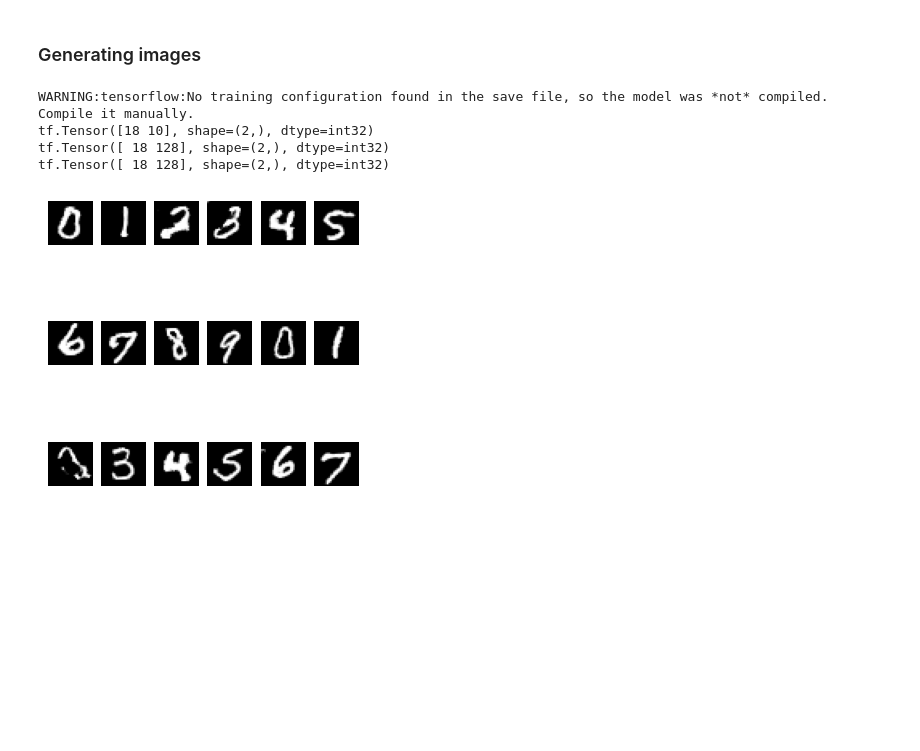
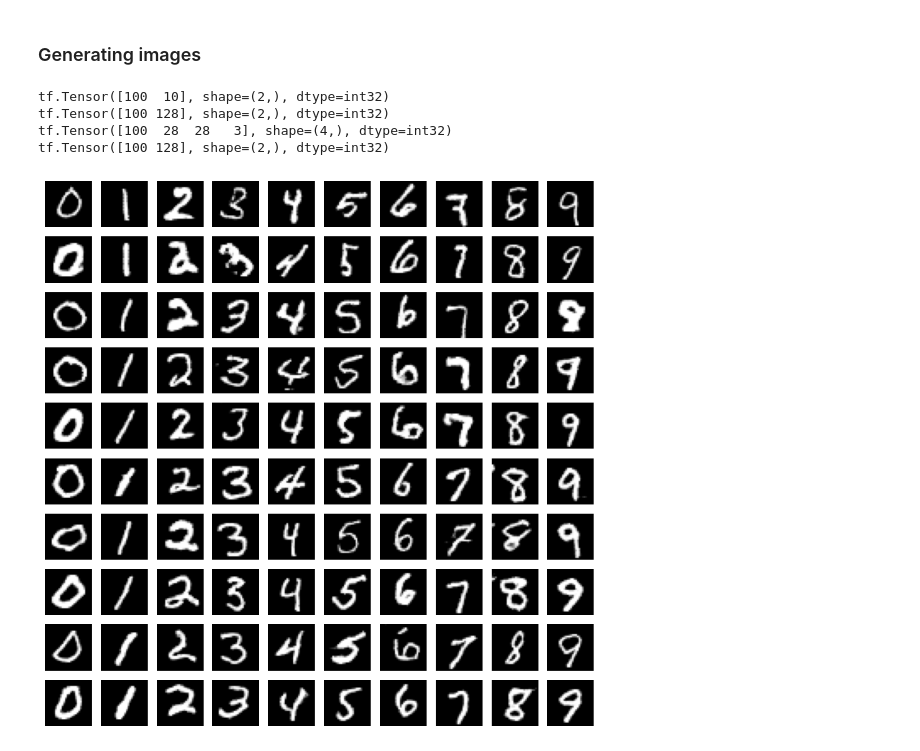
Before and after one commit to Lisa-dk/self-supervised-mnist, a Jupyter notebook: mnist_gan.ipynb, the cells around one changed output. Cells and saved outputs as stored; diff of their text form; code cells hidden in the pictures; blank space fills up the shorter version.

```diff
--- a/mnist_gan.ipynb
+++ b/mnist_gan.ipynb
@@ -296,8 +301,3 @@ Shape of training images: (27000, 28, 28, 1)
 Shape of training labels: (27000, 10)
 # %% [markdown]
 ### Training the models
-# %%
-epochs = 100
-cgan.compiled_metrics == None
-
-history = cgan.fit(train_dataset, epochs=epochs, validation_data=val_dataset)
@@ -326,15 +454,15 @@ WARNING:tensorflow:Compiled the loaded model, but the compiled metrics have yet
 # %% [markdown]
 ### Generating images
 # %%
-cgan = tf.keras.models.load_model('./gan_model/mnist_gan.keras')
-
-labels = [i%10 for i in range(18)]
+# cgan = tf.keras.models.load_model('./gan_model/mnist_gan.keras')
+import tensorflow_gan as tfgan
+labels = [i%10 for i in range(100)]
 one_hot_labels = tf.keras.utils.to_categorical(labels, num_classes)
 print(tf.shape(one_hot_labels))
 
 # Sample random points in the latent space.
 random_latent_vectors = tf.random.normal(
-    shape=(18, latent_dim), seed=1337
+    shape=(100, latent_dim), seed=1337
 )
 print(tf.shape(random_latent_vectors))
 
@@ -342,15 +470,37 @@ random_vector_labels = tf.concat(
     [random_latent_vectors, one_hot_labels], axis=1
 )
 
+predictions = cgan.generator(random_vector_labels, training=False)
+
 print(tf.shape(random_latent_vectors))
 
 # Generate after the final epoch
-generate_and_save_images(cgan,
-                        epochs,
-                        random_vector_labels)
+# generate_and_save_images(cgan,
+#                         epochs,
+#                         random_vector_labels)
 # %% [output]
-WARNING:tensorflow:No training configuration found in the save file, so the model was *not* compiled. Compile it manually.
-tf.Tensor([18 10], shape=(2,), dtype=int32)
-tf.Tensor([ 18 128], shape=(2,), dtype=int32)
-tf.Tensor([ 18 128], shape=(2,), dtype=int32)
+tf.Tensor([100  10], shape=(2,), dtype=int32)
+tf.Tensor([100 128], shape=(2,), dtype=int32)
+tf.Tensor([100  28  28   3], shape=(4,), dtype=int32)
+tf.Tensor([100 128], shape=(2,), dtype=int32)
-[figure, removed]
+# %%
+def gen_and_save_images(model, epoch, test_input):
+    # Notice `training` is set to False.
+    # This is so all layers run in inference mode (batchnorm).
+    predictions = model(test_input, training=False)
+
+    fig = plt.figure(figsize=(10, 10))
+
+    for i in range(predictions.shape[0]):
+        plt.subplot(10,10, i+1)
+        plt.imshow(predictions[i, :, :, 0], cmap='gray')
+        plt.axis('off')
+
+    plt.savefig('image_at_epoch_{:04d}.png'.format(epoch))
+    plt.show()
+
+gen_and_save_images(cgan.generator,
+                        epochs,
+                        random_vector_labels)
+# %% [output]
+[figure, added]
```
Also changed, not shown: parts of 17 cells of this notebook, 3 other files.
